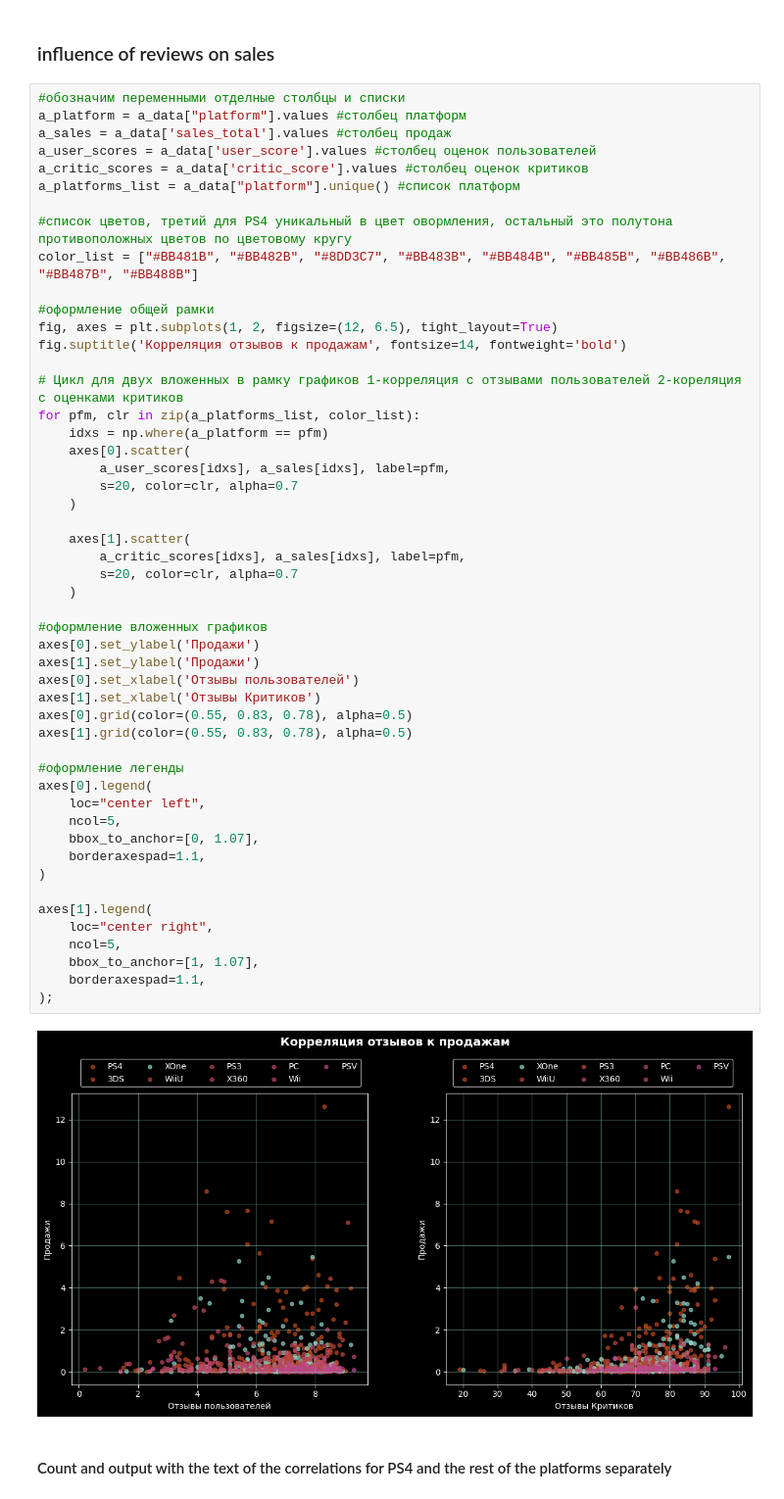
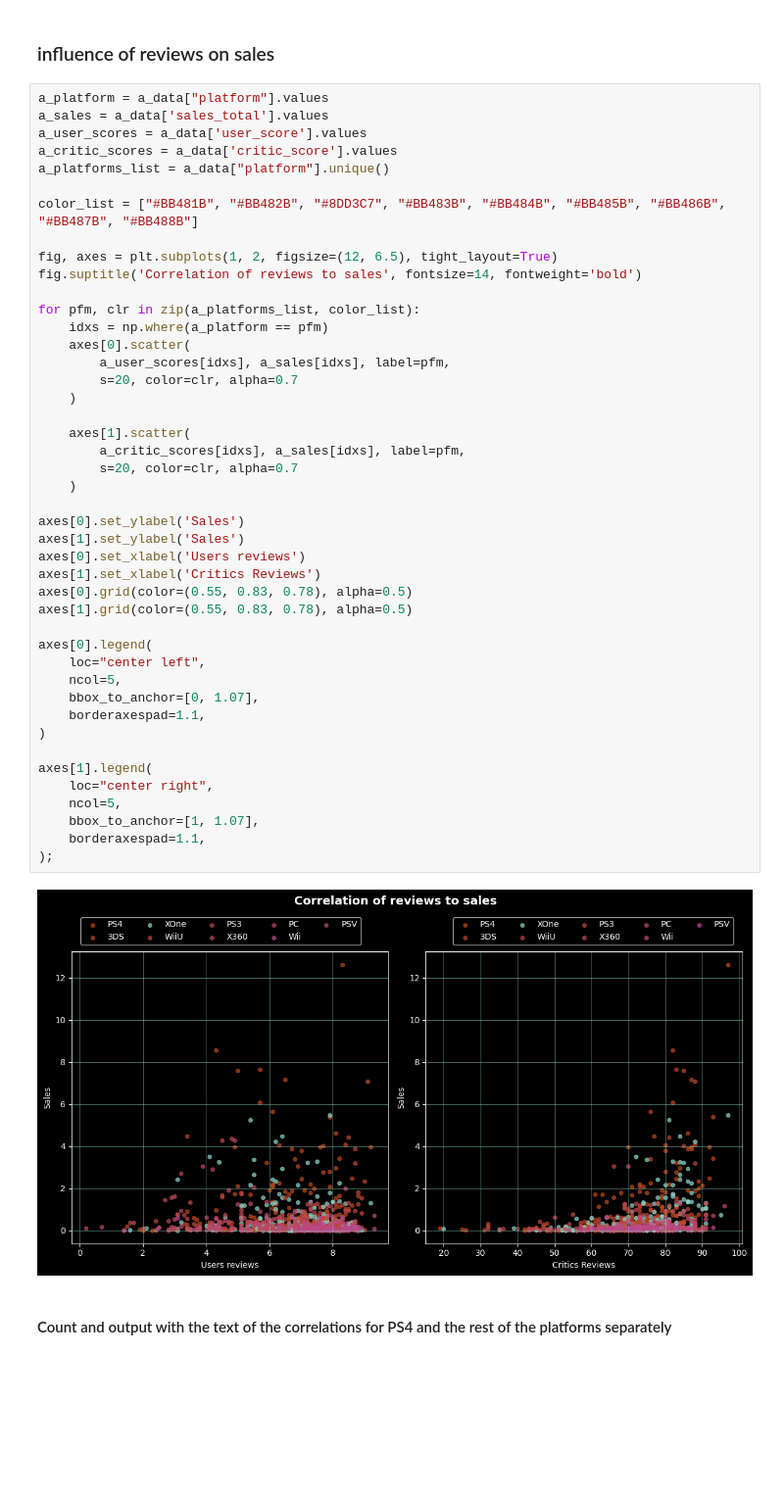
Before and after one commit to PSImera/Yandex.practicum.ds, a Jupyter notebook: Project_sprint_08_sbor1_games/sbor1_games_ENG.ipynb, the cells around one changed output. Shown at 98% size. Cells and saved outputs as stored; diff of their text form; blank space fills up the shorter version.

```diff
--- a/Project_sprint_08_sbor1_games/sbor1_games_ENG.ipynb
+++ b/Project_sprint_08_sbor1_games/sbor1_games_ENG.ipynb
@@ -412,57 +407,51 @@ The worst of all the PSV is, games are rarely sold in more than 250 thousand cop
 # %% [markdown]
 ### influence of reviews on sales
 # %%
-#обозначим переменными отделные столбцы и списки
-a_platform = a_data["platform"].values #столбец платформ
-a_sales = a_data['sales_total'].values #столбец продаж
-a_user_scores = a_data['user_score'].values #столбец оценок пользователей
-a_critic_scores = a_data['critic_score'].values #столбец оценок критиков
-a_platforms_list = a_data["platform"].unique() #список платформ
+a_platform = a_data["platform"].values
+a_sales = a_data['sales_total'].values
+a_user_scores = a_data['user_score'].values
+a_critic_scores = a_data['critic_score'].values
+a_platforms_list = a_data["platform"].unique()
 
-#список цветов, третий для PS4 уникальный в цвет овормления, остальный это полутона противоположных цветов по цветовому кругу
 color_list = ["#BB481B", "#BB482B", "#8DD3C7", "#BB483B", "#BB484B", "#BB485B", "#BB486B", "#BB487B", "#BB488B"]
 
-#оформление общей рамки
 fig, axes = plt.subplots(1, 2, figsize=(12, 6.5), tight_layout=True)
-fig.suptitle('Корреляция отзывов к продажам', fontsize=14, fontweight='bold')
+fig.suptitle('Correlation of reviews to sales', fontsize=14, fontweight='bold')
 
-# Цикл для двух вложенных в рамку графиков 1-корреляция с отзывами пользователей 2-кореляция с оценками критиков
 for pfm, clr in zip(a_platforms_list, color_list):
     idxs = np.where(a_platform == pfm)
     axes[0].scatter(
         a_user_scores[idxs], a_sales[idxs], label=pfm,
         s=20, color=clr, alpha=0.7
     )
 
     axes[1].scatter(
         a_critic_scores[idxs], a_sales[idxs], label=pfm,
         s=20, color=clr, alpha=0.7
     )
 
-#оформление вложенных графиков
-axes[0].set_ylabel('Продажи')
-axes[1].set_ylabel('Продажи')
-axes[0].set_xlabel('Отзывы пользователей')
-axes[1].set_xlabel('Отзывы Критиков')
+axes[0].set_ylabel('Sales')
+axes[1].set_ylabel('Sales')
+axes[0].set_xlabel('Users reviews')
+axes[1].set_xlabel('Critics Reviews')
 axes[0].grid(color=(0.55, 0.83, 0.78), alpha=0.5)
 axes[1].grid(color=(0.55, 0.83, 0.78), alpha=0.5)
 
-#оформление легенды
 axes[0].legend(
     loc="center left",
     ncol=5,
     bbox_to_anchor=[0, 1.07],
     borderaxespad=1.1,
 )
 
 axes[1].legend(
     loc="center right",
     ncol=5,
     bbox_to_anchor=[1, 1.07],
     borderaxespad=1.1,
 );
 # %% [output]
-[figure, old version]
+[figure, new version]
 # %% [markdown]
 #### Count and output with the text of the correlations for PS4 and the rest of the platforms separately
 # %%
```
Also changed, not shown: parts of 27 cells of this notebook, 1 other file.
